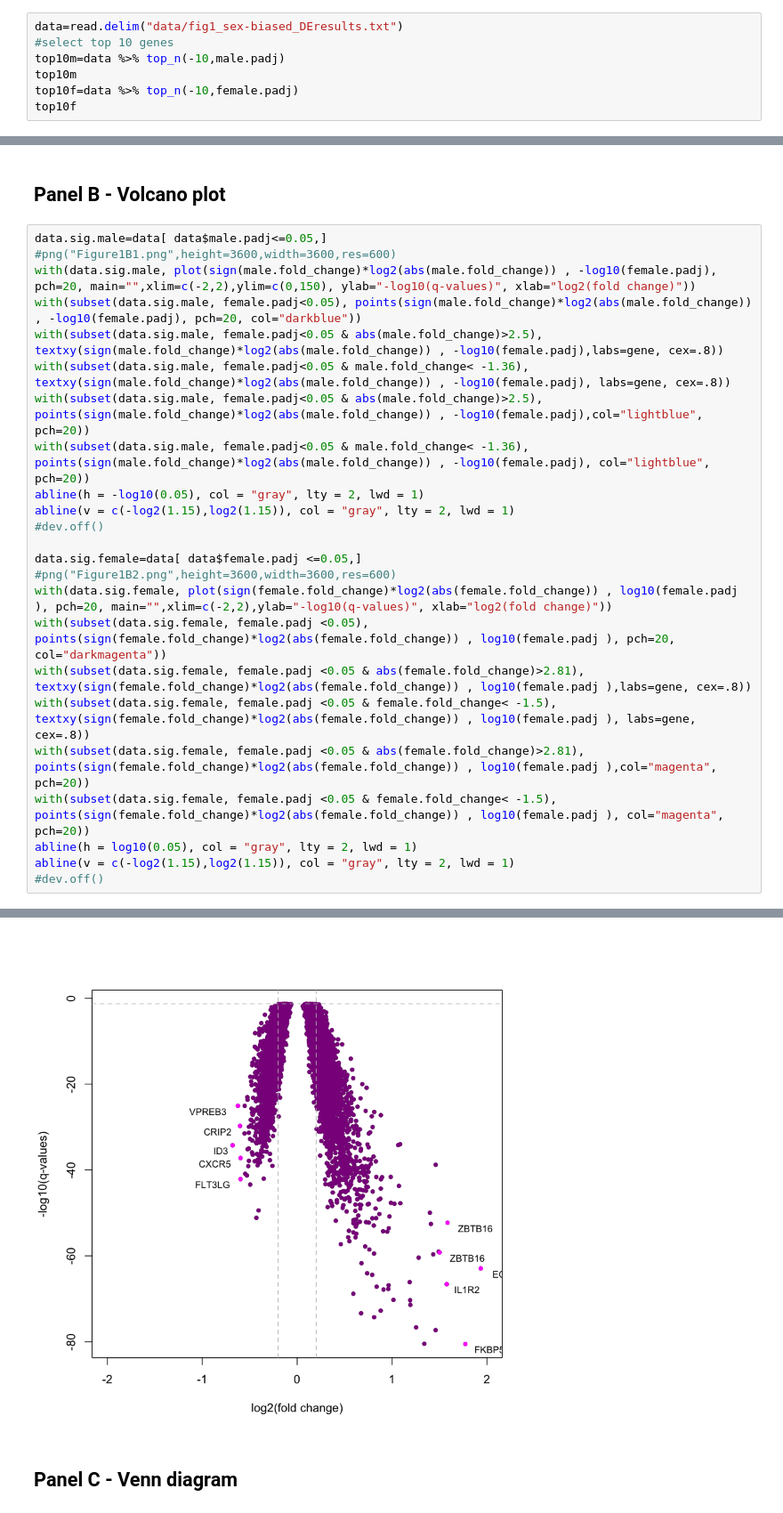
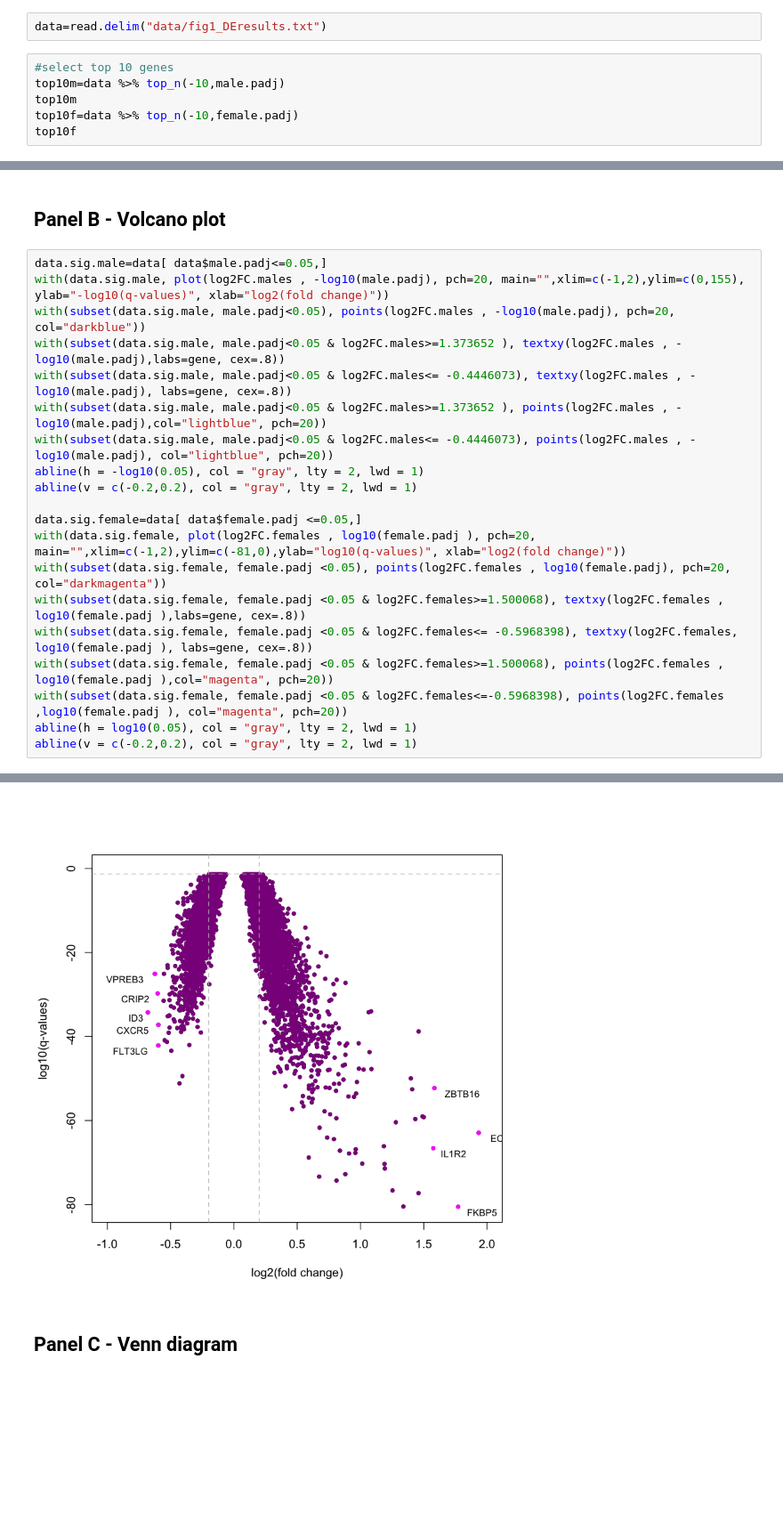
Before and after one commit to jArloth/Sex-Stratified-Analyses, a Jupyter notebook: Figure1.ipynb, the cells around one changed output, grey strips where cells are left out. Shown: that part at 89% size. Drawn from its saved outputs; the diff is of its cells as text; blank space fills up the shorter version.

```diff
--- a/Figure1.ipynb
+++ b/Figure1.ipynb
@@ -24,8 +24,9 @@ Loading required package: grid
 Loading required package: futile.logger
 # %% [markdown]
 ## Panel A - Manhattan plot
+# %%
+data=read.delim("data/fig1_DEresults.txt")
 # %%
-data=read.delim("data/fig1_sex-biased_DEresults.txt")
 #select top 10 genes
 top10m=data %>% top_n(-10,male.padj)
 top10m
@@ -74,26 +73,22 @@ abline(h = log10(0.05),lty = 2, lwd = 1)
 ## Panel B - Volcano plot
 # %%
 data.sig.male=data[ data$male.padj<=0.05,]
-#png("Figure1B1.png",height=3600,width=3600,res=600)
-with(data.sig.male, plot(sign(male.fold_change)*log2(abs(male.fold_change)) , -log10(female.padj), pch=20, main="",xlim=c(-2,2),ylim=c(0,150), ylab="-log10(q-values)", xlab="log2(fold change)"))
-with(subset(data.sig.male, female.padj<0.05), points(sign(male.fold_change)*log2(abs(male.fold_change)) , -log10(female.padj), pch=20, col="darkblue"))
-with(subset(data.sig.male, female.padj<0.05 & abs(male.fold_change)>2.5), textxy(sign(male.fold_change)*log2(abs(male.fold_change)) , -log10(female.padj),labs=gene, cex=.8))
-with(subset(data.sig.male, female.padj<0.05 & male.fold_change< -1.36), textxy(sign(male.fold_change)*log2(abs(male.fold_change)) , -log10(female.padj), labs=gene, cex=.8))
-with(subset(data.sig.male, female.padj<0.05 & abs(male.fold_change)>2.5), points(sign(male.fold_change)*log2(abs(male.fold_change)) , -log10(female.padj),col="lightblue", pch=20))
-with(subset(data.sig.male, female.padj<0.05 & male.fold_change< -1.36), points(sign(male.fold_change)*log2(abs(male.fold_change)) , -log10(female.padj), col="lightblue", pch=20))
+with(data.sig.male, plot(log2FC.males , -log10(male.padj), pch=20, main="",xlim=c(-1,2),ylim=c(0,155), ylab="-log10(q-values)", xlab="log2(fold change)"))
+with(subset(data.sig.male, male.padj<0.05), points(log2FC.males , -log10(male.padj), pch=20, col="darkblue"))
+with(subset(data.sig.male, male.padj<0.05 & log2FC.males>=1.373652 ), textxy(log2FC.males , -log10(male.padj),labs=gene, cex=.8))
+with(subset(data.sig.male, male.padj<0.05 & log2FC.males<= -0.4446073), textxy(log2FC.males , -log10(male.padj), labs=gene, cex=.8))
+with(subset(data.sig.male, male.padj<0.05 & log2FC.males>=1.373652 ), points(log2FC.males , -log10(male.padj),col="lightblue", pch=20))
+with(subset(data.sig.male, male.padj<0.05 & log2FC.males<= -0.4446073), points(log2FC.males , -log10(male.padj), col="lightblue", pch=20))
 abline(h = -log10(0.05), col = "gray", lty = 2, lwd = 1)
-abline(v = c(-log2(1.15),log2(1.15)), col = "gray", lty = 2, lwd = 1)
-#dev.off()
+abline(v = c(-0.2,0.2), col = "gray", lty = 2, lwd = 1)
 
 data.sig.female=data[ data$female.padj <=0.05,]
-#png("Figure1B2.png",height=3600,width=3600,res=600)
-with(data.sig.female, plot(sign(female.fold_change)*log2(abs(female.fold_change)) , log10(female.padj ), pch=20, main="",xlim=c(-2,2),ylab="-log10(q-values)", xlab="log2(fold change)"))
-with(subset(data.sig.female, female.padj <0.05), points(sign(female.fold_change)*log2(abs(female.fold_change)) , log10(female.padj ), pch=20, col="darkmagenta"))
-with(subset(data.sig.female, female.padj <0.05 & abs(female.fold_change)>2.81), textxy(sign(female.fold_change)*log2(abs(female.fold_change)) , log10(female.padj ),labs=gene, cex=.8))
-with(subset(data.sig.female, female.padj <0.05 & female.fold_change< -1.5), textxy(sign(female.fold_change)*log2(abs(female.fold_change)) , log10(female.padj ), labs=gene, cex=.8))
-with(subset(data.sig.female, female.padj <0.05 & abs(female.fold_change)>2.81), points(sign(female.fold_change)*log2(abs(female.fold_change)) , log10(female.padj ),col="magenta", pch=20))
-with(subset(data.sig.female, female.padj <0.05 & female.fold_change< -1.5), points(sign(female.fold_change)*log2(abs(female.fold_change)) , log10(female.padj ), col="magenta", pch=20))
+with(data.sig.female, plot(log2FC.females , log10(female.padj ), pch=20, main="",xlim=c(-1,2),ylim=c(-81,0),ylab="log10(q-values)", xlab="log2(fold change)"))
+with(subset(data.sig.female, female.padj <0.05), points(log2FC.females , log10(female.padj), pch=20, col="darkmagenta"))
+with(subset(data.sig.female, female.padj <0.05 & log2FC.females>=1.500068), textxy(log2FC.females , log10(female.padj ),labs=gene, cex=.8))
+with(subset(data.sig.female, female.padj <0.05 & log2FC.females<= -0.5968398), textxy(log2FC.females, log10(female.padj ), labs=gene, cex=.8))
+with(subset(data.sig.female, female.padj <0.05 & log2FC.females>=1.500068), points(log2FC.females , log10(female.padj ),col="magenta", pch=20))
+with(subset(data.sig.female, female.padj <0.05 & log2FC.females<=-0.5968398), points(log2FC.females ,log10(female.padj ), col="magenta", pch=20))
 abline(h = log10(0.05), col = "gray", lty = 2, lwd = 1)
-abline(v = c(-log2(1.15),log2(1.15)), col = "gray", lty = 2, lwd = 1)
-#dev.off()
+abline(v = c(-0.2,0.2), col = "gray", lty = 2, lwd = 1)
 # %% [output]
@@ -101,4 +96,4 @@ abline(v = c(-log2(1.15),log2(1.15)), col = "gray", lty = 2, lwd = 1)
-[figure, old version]
+[figure, new version]
 # %% [markdown]
 ## Panel C - Venn diagram
 # %%
```
Also changed, not shown: parts of 11 cells of this notebook, 2 other files.
